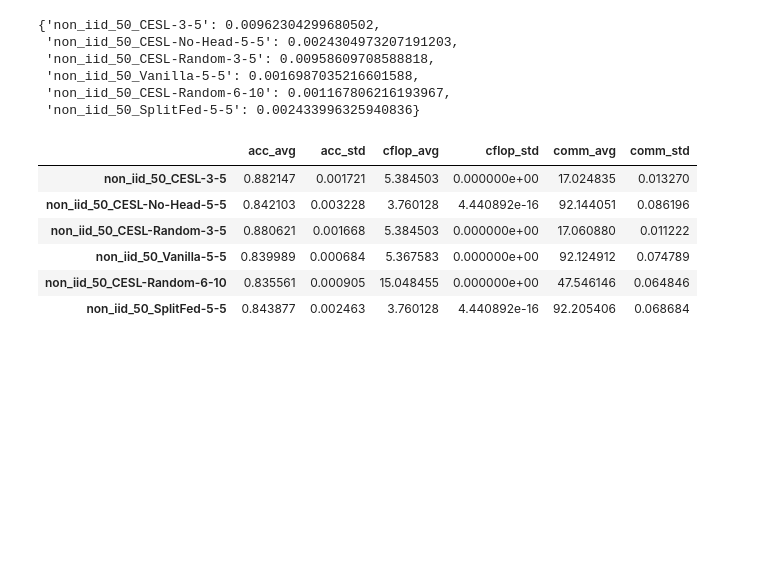
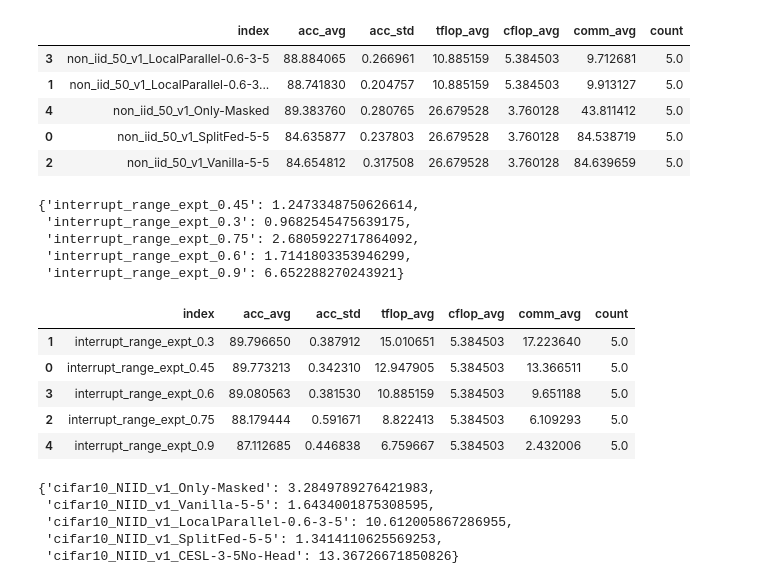
Before and after one commit to ayushchopra96/distributed-ml-research, a Jupyter notebook: split_nn_ucb/compute_metrics.ipynb, the cells around one changed output. Drawn from its saved outputs; the diff is of its cells as text; code cells hidden in the pictures; blank space fills up the shorter version.

Commit message:
added local parallelism and client attention

```diff
--- a/split_nn_ucb/compute_metrics.ipynb
+++ b/split_nn_ucb/compute_metrics.ipynb
@@ -42,10 +42,14 @@ def read_experiment_stats(regex):
             acc_dict[exp_name] = {}
             acc_dict[exp_name]['acc_list'] = []
             acc_dict[exp_name]['flop_list'] = []
+            acc_dict[exp_name]['tflop_list'] = []
             acc_dict[exp_name]['comm_list'] = []
-        acc_dict[exp_name]['acc_list'].append(max(eval(j['Method Accuracy'])))
+            acc_dict[exp_name]['count'] = 0
+        acc_dict[exp_name]['acc_list'].append(max(eval(j['Method Accuracy'])) * 100)
+        acc_dict[exp_name]['tflop_list'].append(eval(j['Method Flops'])[-1] * 1e-12)
         acc_dict[exp_name]['flop_list'].append(eval(j['Method Client Flops'])[-1] * 1e-12)
         acc_dict[exp_name]['comm_list'].append(eval(j['Method Comm Cost'])[-1] * 1e-3)
+        acc_dict[exp_name]['count'] += 1
 
         # for k, v in j['hparams'].items():
         #     hparams[k].append(v)
@@ -55,10 +59,13 @@ def read_experiment_stats(regex):
         exp_dict[k] = {}
         exp_dict[k]['acc_avg'] = np.mean(acc_dict[k]['acc_list'])
         exp_dict[k]['acc_std'] = np.std(acc_dict[k]['acc_list'])
+        exp_dict[k]['tflop_avg'] = np.mean(acc_dict[k]['tflop_list'])
+        # exp_dict[k]['tflop_std'] = np.std(acc_dict[k]['tflop_list'])
         exp_dict[k]['cflop_avg'] = np.mean(acc_dict[k]['flop_list'])
-        exp_dict[k]['cflop_std'] = np.std(acc_dict[k]['flop_list'])
+        # exp_dict[k]['cflop_std'] = np.std(acc_dict[k]['flop_list'])
         exp_dict[k]['comm_avg'] = np.mean(acc_dict[k]['comm_list'])
-        exp_dict[k]['comm_std'] = np.std(acc_dict[k]['comm_list'])
+        exp_dict[k]['count'] = acc_dict[k]['count']
+        # exp_dict[k]['comm_std'] = np.std(acc_dict[k]['comm_list'])
 
 
     df = pd.DataFrame(
@@ -69,7 +76,7 @@ def read_experiment_stats(regex):
     # Make main results table
     table = pd.DataFrame()
     table['Experiment Name'] = df['Experiment Name']
-    table['Method Accuracy'] = df['Method Accuracy'].apply(lambda x: max(eval(x)))
+    table['Method Accuracy'] = df['Method Accuracy'].apply(lambda x: max(eval(x)) * 100)
     table['Client TFLOPS'] = df['Client Flops'].apply(lambda x: eval(x)[-1] * 1e-12)
     table['Total TFLOPS'] = df['Total Flops'].apply(lambda x: eval(x)[-1] * 1e-12)
     table['Comm Cost (GBs)'] = df['Method Comm Cost'].apply(lambda x: eval(x)[-1] * 1e-3)
@@ -82,6 +89,7 @@ def compute_acc_per_comm_per_flop(metric_dict):
         new_dict[k] = metric_dict[k]['acc_avg'] / (metric_dict[k]['cflop_avg'] * metric_dict[k]['comm_avg'])
     return new_dict
 # %%
-df, table, metric_dict = read_experiment_stats(r'.*')
-metric_dict
+df, table, metric_dict = read_experiment_stats(r'.*non.*')
+# metric_dict
+compute_acc_per_comm_per_flop(metric_dict)
 # %% [output]
@@ -105,24 +101,45 @@ metric_dict
-# %%
-compute_acc_per_comm_per_flop(metric_dict)
-# %% [output]
-{'non_iid_50_CESL-3-5': 0.00962304299680502,
- 'non_iid_50_CESL-No-Head-5-5': 0.0024304973207191203,
- 'non_iid_50_CESL-Random-3-5': 0.00958609708588818,
- 'non_iid_50_Vanilla-5-5': 0.0016987035216601588,
- 'non_iid_50_CESL-Random-6-10': 0.001167806216193967,
- 'non_iid_50_SplitFed-5-5': 0.002433996325940836}
 # %%
-# fedweit = {"cflop_avg": 5.36758272, ""}
-
 import pandas as pd
 df = pd.DataFrame(metric_dict)
 df = df.T
+df = df.reset_index().sort_values("index")
 df
 # %% [output]
-|  | acc_avg | acc_std | cflop_avg | cflop_std | comm_avg | comm_std |
-| non_iid_50_CESL-3-5 | 0.882147 | 0.001721 | 5.384503 | 0.000000e+00 | 17.024835 | 0.013270 |
-| non_iid_50_CESL-No-Head-5-5 | 0.842103 | 0.003228 | 3.760128 | 4.440892e-16 | 92.144051 | 0.086196 |
-| non_iid_50_CESL-Random-3-5 | 0.880621 | 0.001668 | 5.384503 | 0.000000e+00 | 17.060880 | 0.011222 |
-| non_iid_50_Vanilla-5-5 | 0.839989 | 0.000684 | 5.367583 | 0.000000e+00 | 92.124912 | 0.074789 |
-| non_iid_50_CESL-Random-6-10 | 0.835561 | 0.000905 | 15.048455 | 0.000000e+00 | 47.546146 | 0.064846 |
-| non_iid_50_SplitFed-5-5 | 0.843877 | 0.002463 | 3.760128 | 4.440892e-16 | 92.205406 | 0.068684 |
+|  | index | acc_avg | acc_std | tflop_avg | cflop_avg | comm_avg | count |
+| 3 | non_iid_50_v1_LocalParallel-0.6-3-5 | 88.884065 | 0.266961 | 10.885159 | 5.384503 | 9.712681 | 5.0 |
+| 1 | non_iid_50_v1_LocalParallel-0.6-3... | 88.741830 | 0.204757 | 10.885159 | 5.384503 | 9.913127 | 5.0 |
+| 4 | non_iid_50_v1_Only-Masked | 89.383760 | 0.280765 | 26.679528 | 3.760128 | 43.811412 | 5.0 |
+| 0 | non_iid_50_v1_SplitFed-5-5 | 84.635877 | 0.237803 | 26.679528 | 3.760128 | 84.538719 | 5.0 |
+| 2 | non_iid_50_v1_Vanilla-5-5 | 84.654812 | 0.317508 | 26.679528 | 3.760128 | 84.639659 | 5.0 |
+# %%
+df, table, metric_dict = read_experiment_stats(r'.*interrupt.*')
+# metric_dict
+compute_acc_per_comm_per_flop(metric_dict)
+# %% [output]
+{'interrupt_range_expt_0.45': 1.2473348750626614,
+ 'interrupt_range_expt_0.3': 0.9682545475639175,
+ 'interrupt_range_expt_0.75': 2.6805922717864092,
+ 'interrupt_range_expt_0.6': 1.7141803353946299,
+ 'interrupt_range_expt_0.9': 6.652288270243921}
+# %%
+df = pd.DataFrame(metric_dict)
+df = df.T
+df = df.reset_index().sort_values("index")
+df
+# %% [output]
+|  | index | acc_avg | acc_std | tflop_avg | cflop_avg | comm_avg | count |
+| 1 | interrupt_range_expt_0.3 | 89.796650 | 0.387912 | 15.010651 | 5.384503 | 17.223640 | 5.0 |
+| 0 | interrupt_range_expt_0.45 | 89.773213 | 0.342310 | 12.947905 | 5.384503 | 13.366511 | 5.0 |
+| 3 | interrupt_range_expt_0.6 | 89.080563 | 0.381530 | 10.885159 | 5.384503 | 9.651188 | 5.0 |
+| 2 | interrupt_range_expt_0.75 | 88.179444 | 0.591671 | 8.822413 | 5.384503 | 6.109293 | 5.0 |
+| 4 | interrupt_range_expt_0.9 | 87.112685 | 0.446838 | 6.759667 | 5.384503 | 2.432006 | 5.0 |
+# %%
+df, table, metric_dict = read_experiment_stats(r'.*cifar.*')
+# metric_dict
+compute_acc_per_comm_per_flop(metric_dict)
+# %% [output]
+{'cifar10_NIID_v1_Only-Masked': 3.2849789276421983,
+ 'cifar10_NIID_v1_Vanilla-5-5': 1.6434001875308595,
+ 'cifar10_NIID_v1_LocalParallel-0.6-3-5': 10.612005867286955,
+ 'cifar10_NIID_v1_SplitFed-5-5': 1.3414110625569253,
+ 'cifar10_NIID_v1_CESL-3-5No-Head': 13.36726671850826}
```
Also changed, not shown: parts of 4 cells of this notebook, 45 other files.
